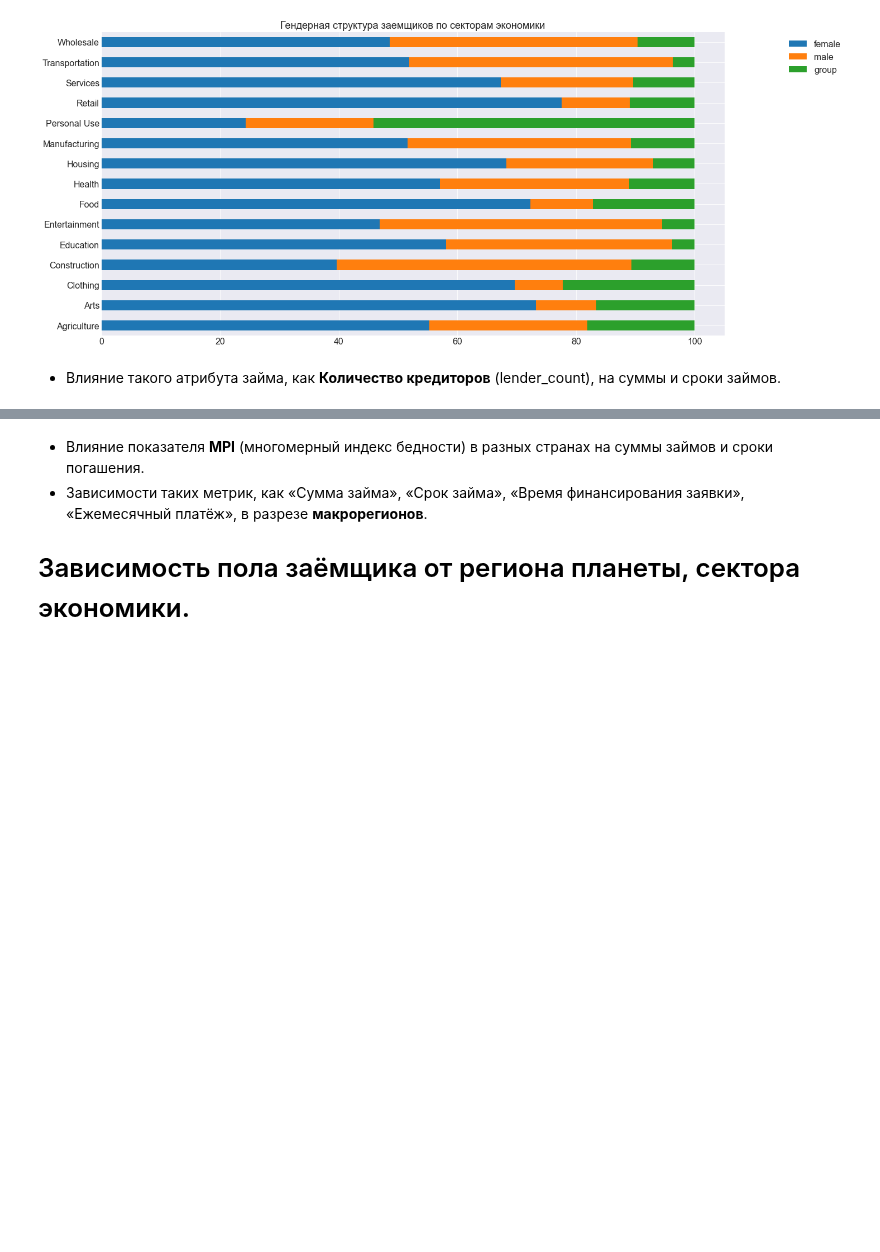
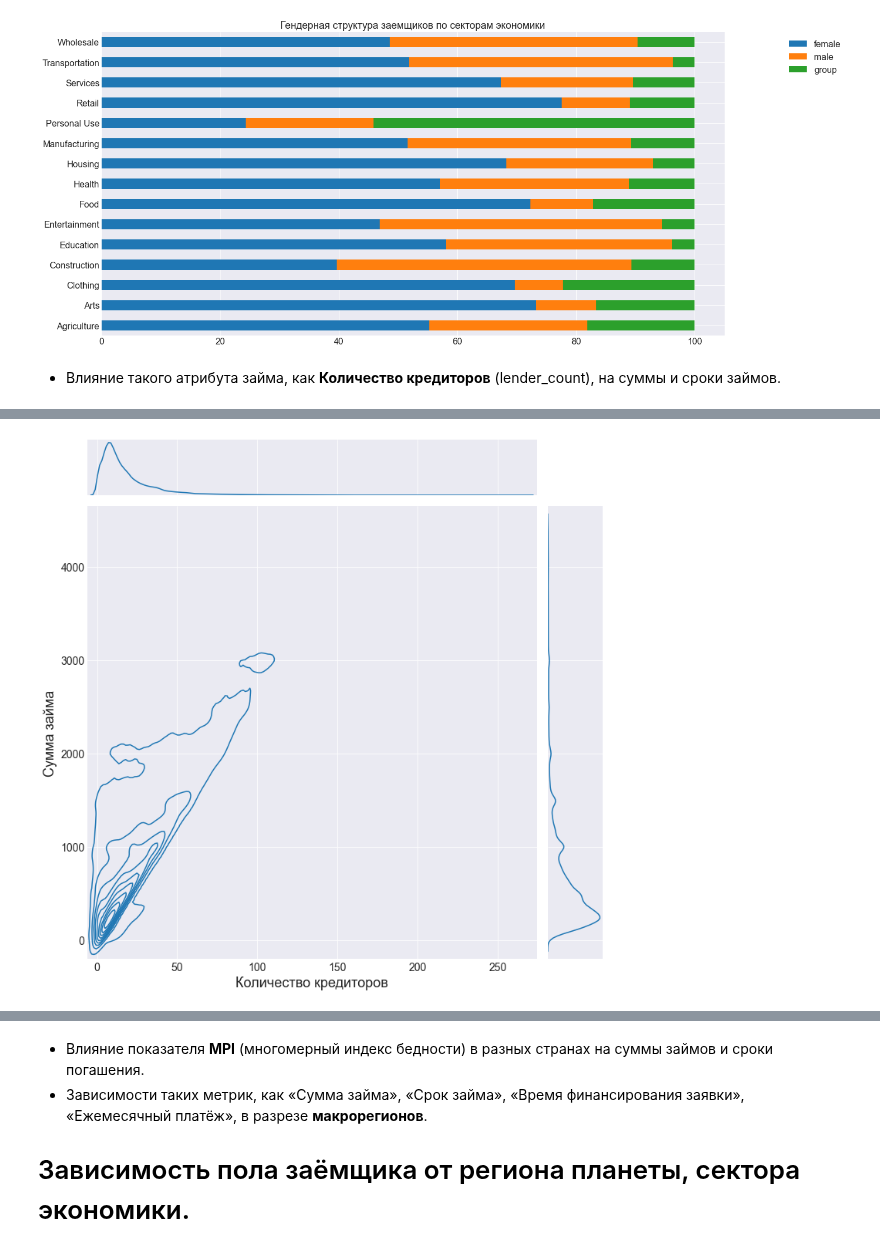
Before and after one commit to Dreeamcatcher/repo, a Jupyter notebook: skillbox/Data analytics - junior/lesson - EDA/hw-eda.ipynb, the cells around one changed output, grey strips where cells are left out. Saved outputs shown, nothing was run; the diff lists cells and outputs as text; code cells hidden in the pictures; blank space fills up the shorter version.

```diff
--- a/skillbox/Data analytics - junior/lesson - EDA/hw-eda.ipynb
+++ b/skillbox/Data analytics - junior/lesson - EDA/hw-eda.ipynb
@@ -218 +220,8 @@ sns.jointplot(x='lender_count', y='loan_amount', data=df_kiva_loans_trimmed, kin
+# %%
+p = sns.jointplot(x='lender_count', y='loan_amount', data=df_kiva_loans_trimmed, kind='kde', height=10, ratio=7)\
+    .set_axis_labels('Количество кредиторов', 'Сумма займа', size=18)
+p.ax_joint.tick_params(labelsize=14)
+plt.show()
+# %% [output]
+[figure, added]
 # %%
```
Also changed, not shown: parts of 5 cells of this notebook.
